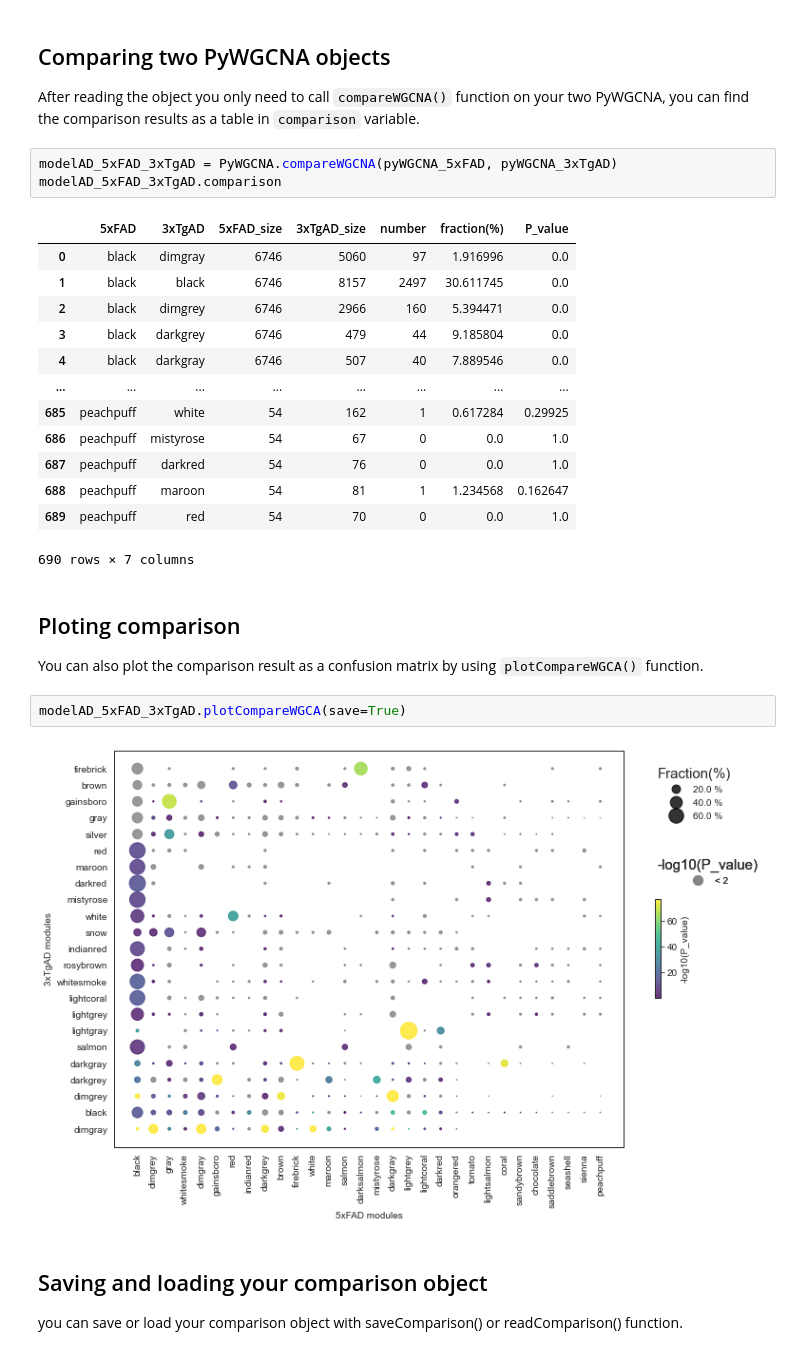
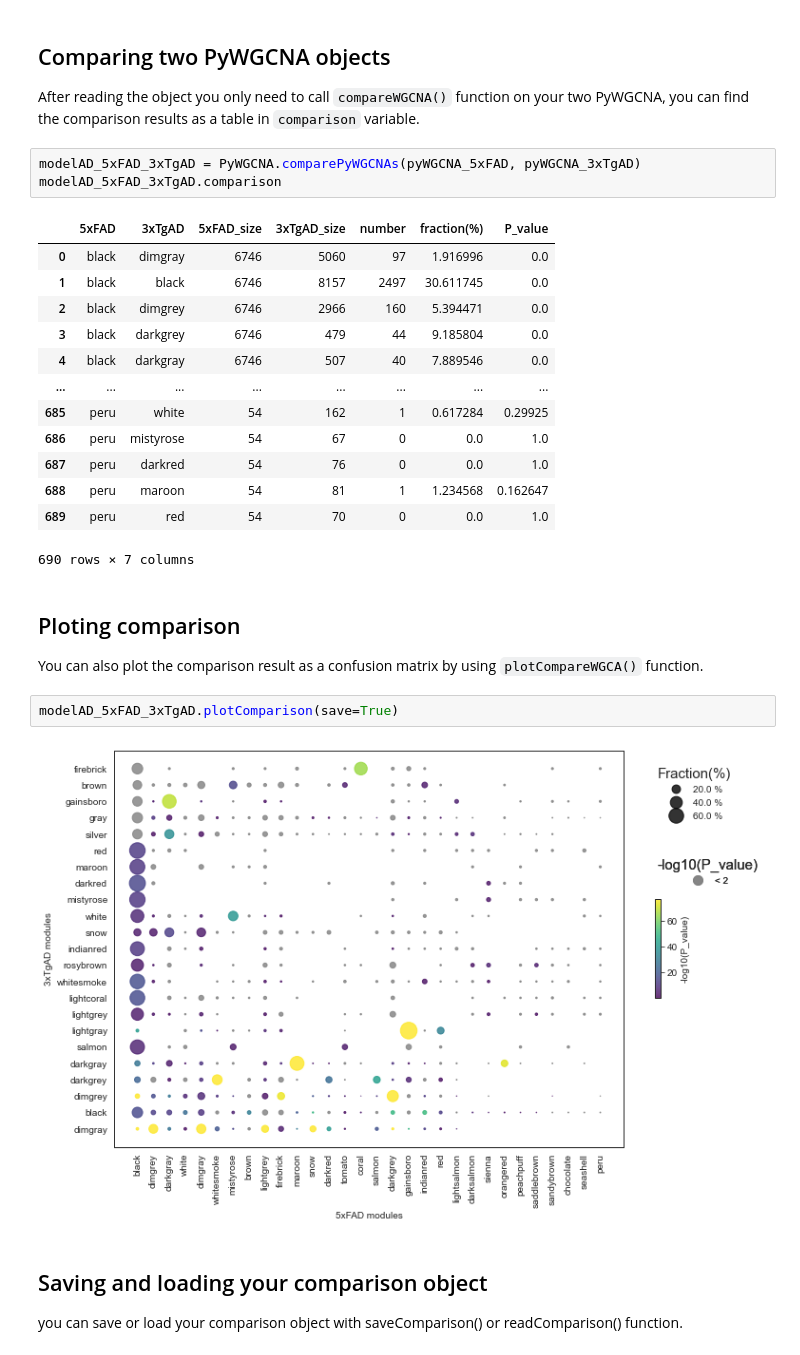
Before and after one commit to mortazavilab/PyWGCNA, a Jupyter notebook: tutorials/Comparison_two_PyWGCNA.ipynb, the cells around one changed output. Cells and saved outputs as stored; diff of their text form.

```diff
--- a/tutorials/Comparison_two_PyWGCNA.ipynb
+++ b/tutorials/Comparison_two_PyWGCNA.ipynb
@@ -15,7 +15,7 @@ Reading 3xTgAD WGCNA done!
 ## Comparing two PyWGCNA objects
 After reading the object you only need to call `compareWGCNA()` function on your two PyWGCNA, you can find the comparison results as a table in `comparison` variable.
 # %%
-modelAD_5xFAD_3xTgAD = PyWGCNA.compareWGCNA(pyWGCNA_5xFAD, pyWGCNA_3xTgAD)
+modelAD_5xFAD_3xTgAD = PyWGCNA.comparePyWGCNAs(pyWGCNA_5xFAD, pyWGCNA_3xTgAD)
 modelAD_5xFAD_3xTgAD.comparison
 # %% [output]
 |  | 5xFAD | 3xTgAD | 5xFAD_size | 3xTgAD_size | number | fraction(%) | P_value |
@@ -25,19 +25,19 @@ modelAD_5xFAD_3xTgAD.comparison
 | 3 | black | darkgrey | 6746 | 479 | 44 | 9.185804 | 0.0 |
 | 4 | black | darkgray | 6746 | 507 | 40 | 7.889546 | 0.0 |
 | ... | ... | ... | ... | ... | ... | ... | ... |
-| 685 | peachpuff | white | 54 | 162 | 1 | 0.617284 | 0.29925 |
-| 686 | peachpuff | mistyrose | 54 | 67 | 0 | 0.0 | 1.0 |
-| 687 | peachpuff | darkred | 54 | 76 | 0 | 0.0 | 1.0 |
-| 688 | peachpuff | maroon | 54 | 81 | 1 | 1.234568 | 0.162647 |
-| 689 | peachpuff | red | 54 | 70 | 0 | 0.0 | 1.0 |
+| 685 | peru | white | 54 | 162 | 1 | 0.617284 | 0.29925 |
+| 686 | peru | mistyrose | 54 | 67 | 0 | 0.0 | 1.0 |
+| 687 | peru | darkred | 54 | 76 | 0 | 0.0 | 1.0 |
+| 688 | peru | maroon | 54 | 81 | 1 | 1.234568 | 0.162647 |
+| 689 | peru | red | 54 | 70 | 0 | 0.0 | 1.0 |
 690 rows × 7 columns
 # %% [markdown]
 ## Ploting comparison
 You can also plot the comparison result as a confusion matrix by using `plotCompareWGCA()` function.
 # %%
-modelAD_5xFAD_3xTgAD.plotCompareWGCA(save=True)
+modelAD_5xFAD_3xTgAD.plotComparison(save=True)
 # %% [output]
-[figure, old version]
+[figure, new version]
 # %% [markdown]
 ## Saving and loading your comparison object
 you can save or load your comparison object with saveComparison() or readComparison() function.
```
Also changed, not shown: parts of 2 cells of this notebook, 9 other files.
